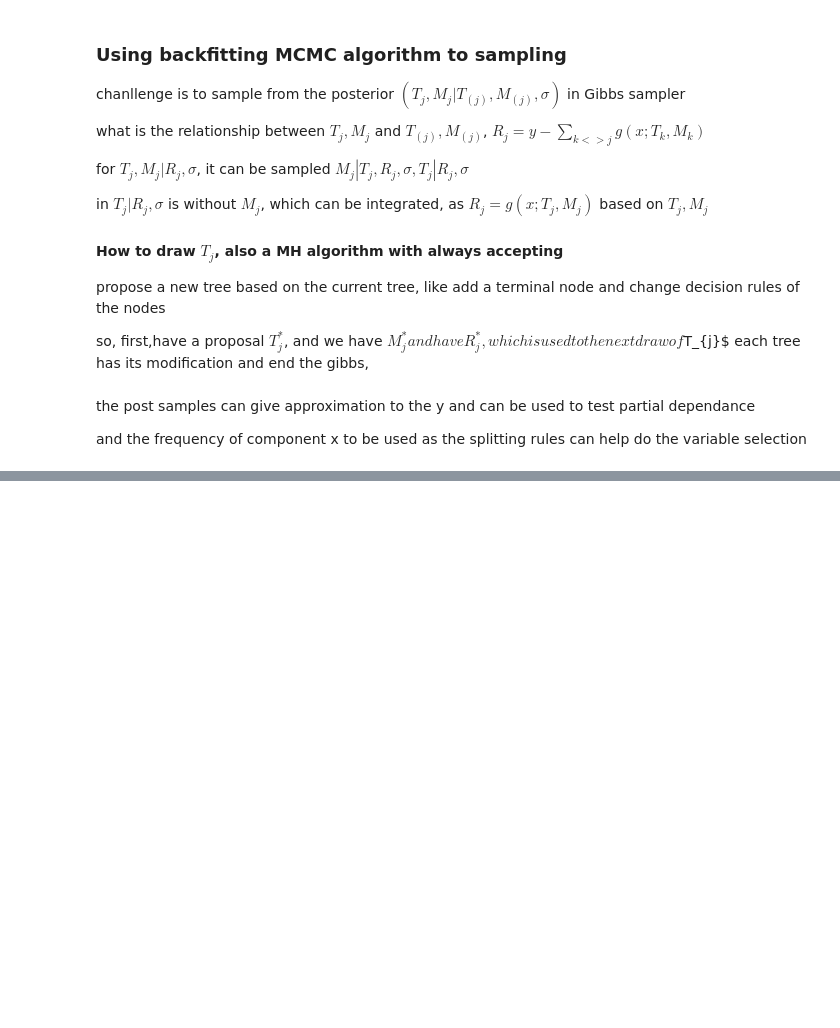
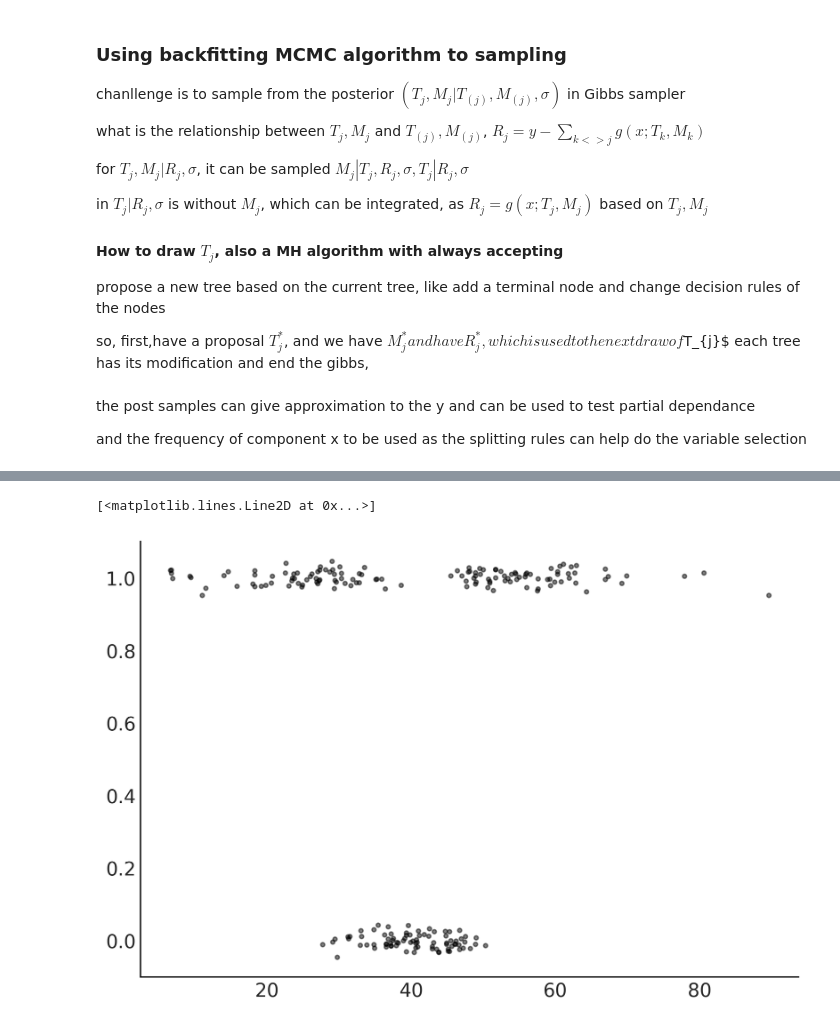
Before and after one commit to bpandamao/for-regression, a Jupyter notebook: BART.ipynb, the cells around one changed output, grey strips where cells are left out. Saved outputs shown, nothing was run; the diff lists cells and outputs as text; code cells hidden in the pictures; blank space fills up the shorter version.

```diff
--- a/BART.ipynb
+++ b/BART.ipynb
@@ -59,0 +77,8 @@ and the frequency of component x to be used as the splitting rules can help do t
+# %%
+az.style.use('arviz-grayscale')
+plt.rcParams["figure.dpi"] = 300
+np.random.seed(5453)
+viridish = [(0.2823529411764706, 0.11372549019607843, 0.43529411764705883, 1.0),
+            (0.1843137254901961, 0.4196078431372549, 0.5568627450980392, 1.0),
+            (0.1450980392156863, 0.6705882352941176, 0.5098039215686274, 1.0),
+            (0.6901960784313725, 0.8666666666666667, 0.1843137254901961, 1.0)]
@@ -59,0 +122,11 @@ and the frequency of component x to be used as the splitting rules can help do t
+# %%
+space_in = pd.read_csv("space_influenza.csv")
+X = np.atleast_2d(space_in["age"]).T
+Y = space_in["sick"]
+
+
+Y_jittered = np.random.normal(Y, 0.02)
+plt.plot(X[:,0], Y_jittered, ".", alpha=0.5)
+# %% [output]
+[<matplotlib.lines.Line2D at 0x...>]
+[figure, added]
```
Also changed, not shown: parts of 6 cells of this notebook, 2 other files.
